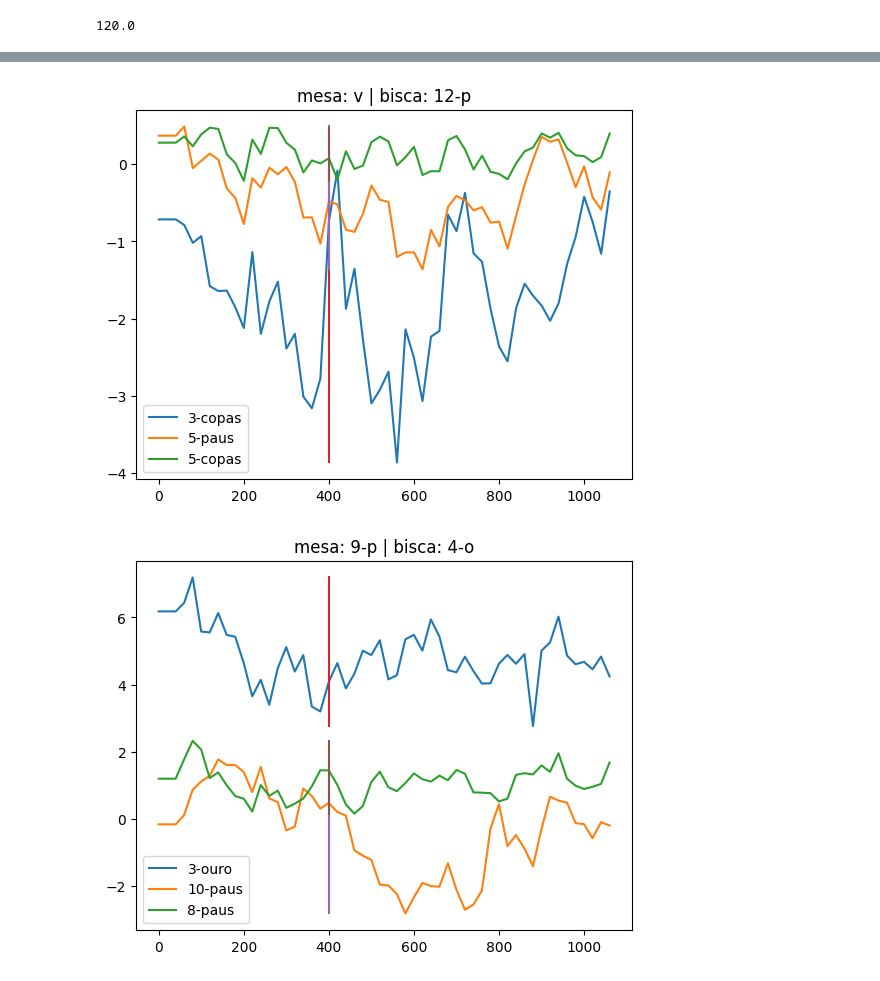
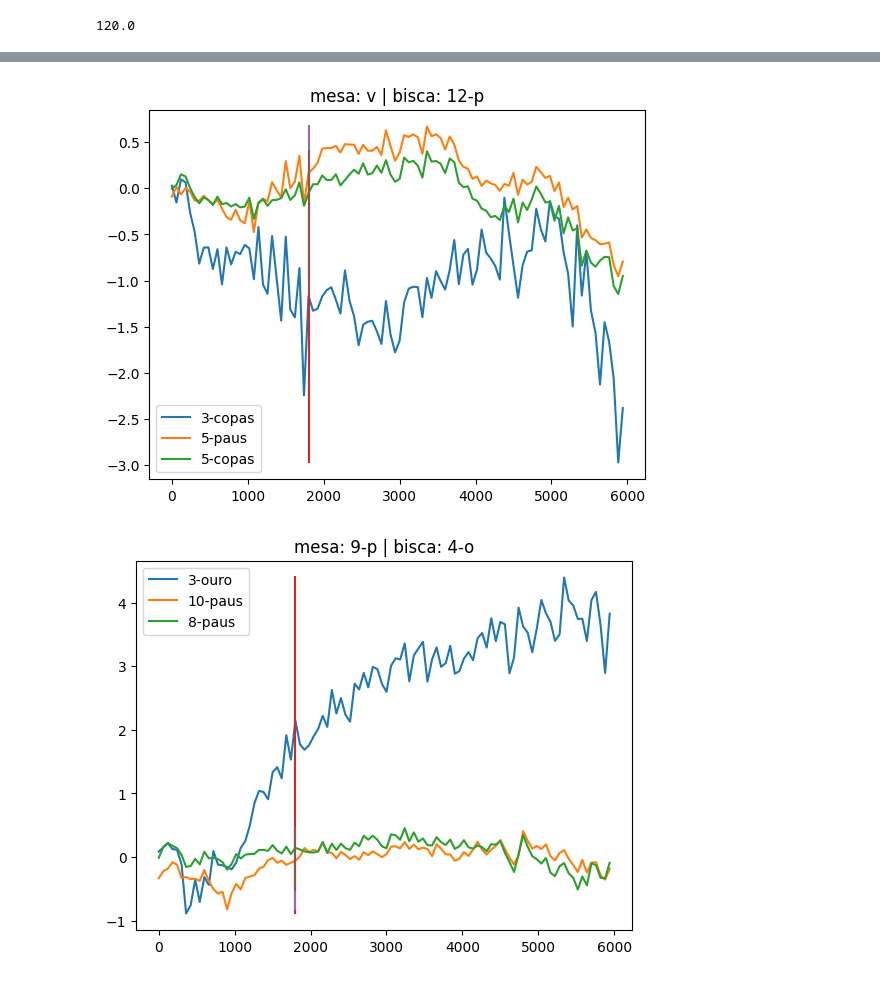
Before and after one commit to marcos1561/Deep-Bisca, a Jupyter notebook: debug_model.ipynb, the cells around one changed output, grey strips where cells are left out. Cells and saved outputs as stored; diff of their text form; code cells hidden in the pictures.

```diff
--- a/debug_model.ipynb
+++ b/debug_model.ipynb
@@ -172,32 +172,32 @@ plt.plot([exploration_limit]*2, [min(kernel_mean_r), max(kernel_mean_r)])
 # %%
 states_predict = []
 path = "debug_info/teste_state"
-path = "checkpoint/debug/teste_state"
+# path = "checkpoint/debug/teste_state"
 
 with open("checkpoint/config/exploration.pickle", "rb") as f:
     exploration_cfg = pickle.load(f)
 exploration_limit = exploration_cfg["x_percent_at_k_min"] * exploration_cfg["train_episodes"]
 
 df_path = path + "\dfs"
 for file_name in os.listdir(df_path):
     states_predict.append(pd.read_csv(os.path.join(df_path, file_name), index_col=0))
 
 with open(path + "/states_info.pickle", "rb") as f:
     states = pickle.load(f)["states"]
 
 for i in range(len(states_predict)):
     plt.figure(i)
     plt.title(f"mesa: {states[i]['mesa']} | bisca: {states[i]['bisca']}")
     predicts: pd.DataFrame = states_predict[i]
     for c_name in predicts.columns:
         plt.plot(predicts.index, predicts[c_name], label=c_name)
 
     max_y = predicts.max()
     min_y = predicts.min()
 
     plt.plot([exploration_limit]*2, [min_y, max_y])
 
     plt.legend()
 # %% [output]
-[figure, old version]
+[figure, new version]
-[figure, old version]
+[figure, new version]
```
Also changed, not shown: parts of 3 cells of this notebook, 22 other files.
